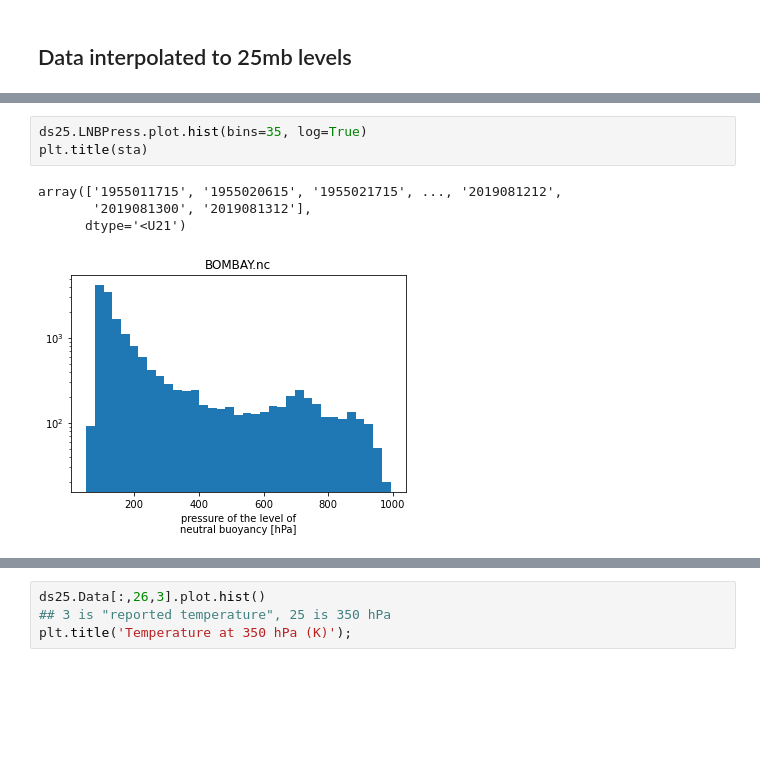
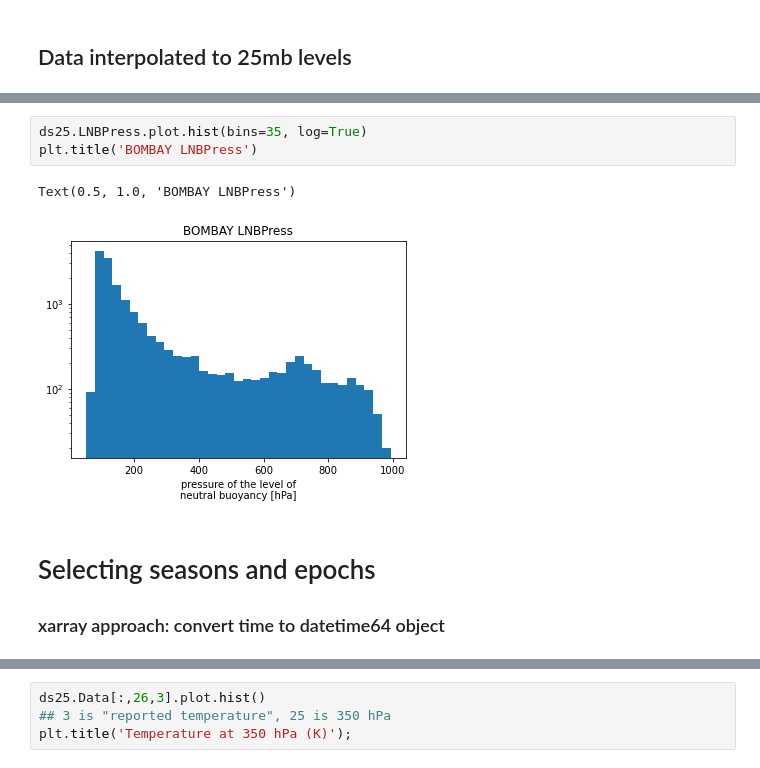
Before and after one commit to MPOcanes/MPO624_2022, a Jupyter notebook: Notebooks/Brian_India_Soundings.ipynb, the cells around one changed output, grey strips where cells are left out. Cells and saved outputs as stored; diff of their text form; blank space fills up the shorter version.

```diff
--- a/Notebooks/Brian_India_Soundings.ipynb
+++ b/Notebooks/Brian_India_Soundings.ipynb
@@ -29,9 +33,10 @@ Data variables:
     CIN           (time) float32 ...
 # %%
 ds25.LNBPress.plot.hist(bins=35, log=True)
-plt.title(sta)
+plt.title('BOMBAY LNBPress')
 # %% [output]
-array(['1955011715', '1955020615', '1955021715', ..., '2019081212',
-       '2019081300', '2019081312'],
-      dtype='<U21')
+Text(0.5, 1.0, 'BOMBAY LNBPress')
-[figure, old version]
+[figure, new version]
+# %% [markdown]
+# Selecting seasons and epochs
+### xarray approach: convert time to datetime64 object
```
Also changed, not shown: parts of 15 cells of this notebook.
